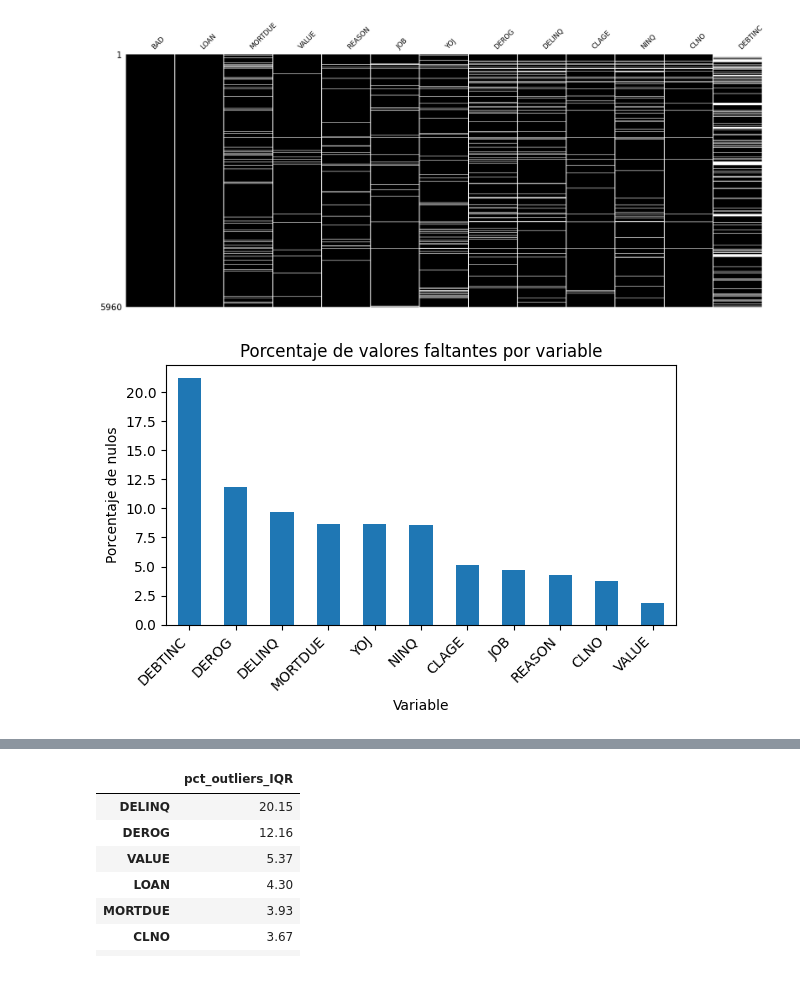
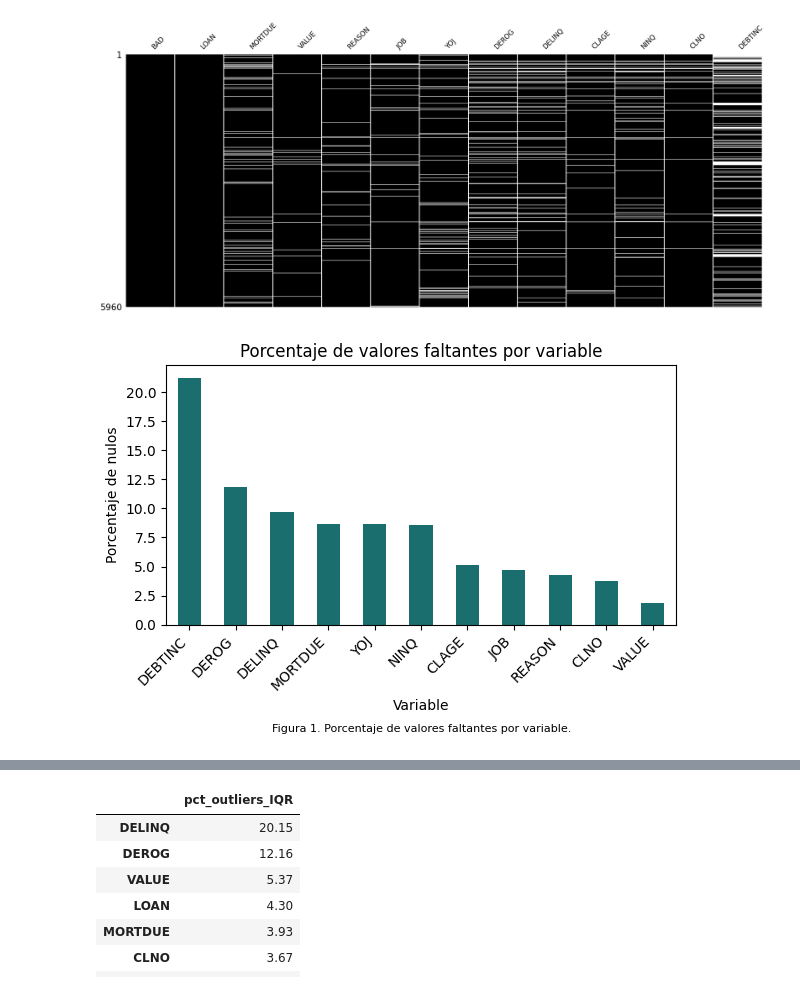
Before and after one commit to Karimhh8/tfm-data-science-credit-risk-karim, a Jupyter notebook: notebooks/01_EDA_HMEQ.ipynb, the cells around one changed output, grey strips where cells are left out. Saved outputs shown, nothing was run; the diff lists cells and outputs as text; code cells hidden in the pictures.

```diff
--- a/notebooks/01_EDA_HMEQ.ipynb
+++ b/notebooks/01_EDA_HMEQ.ipynb
@@ -277,15 +352,18 @@ msno.matrix(hmeq, figsize=(20, 8), color=(0, 0, 0), fontsize=12, sparkline=False
 # %%
 # Gráfico de barras del % de nulos
 plt.figure(figsize=(6, 4))
-porcentaje_nulos_filtrado.plot(kind="bar")
+porcentaje_nulos_filtrado.plot(kind="bar", color="#1B6E6E")
 plt.title("Porcentaje de valores faltantes por variable")
 plt.xlabel("Variable")
 plt.ylabel("Porcentaje de nulos")
 plt.xticks(rotation=45, ha="right")
+plt.figtext(0.8, -0.01,
+            "Figura 1. Porcentaje de valores faltantes por variable.",
+            ha="right", fontsize=8)
 plt.tight_layout()
 plt.show()
 # %% [output]
-[figure, old version]
+[figure, new version]
 # %% [markdown]
 <small>
 
```
Also changed, not shown: parts of 21 cells of this notebook, 13 other files.
